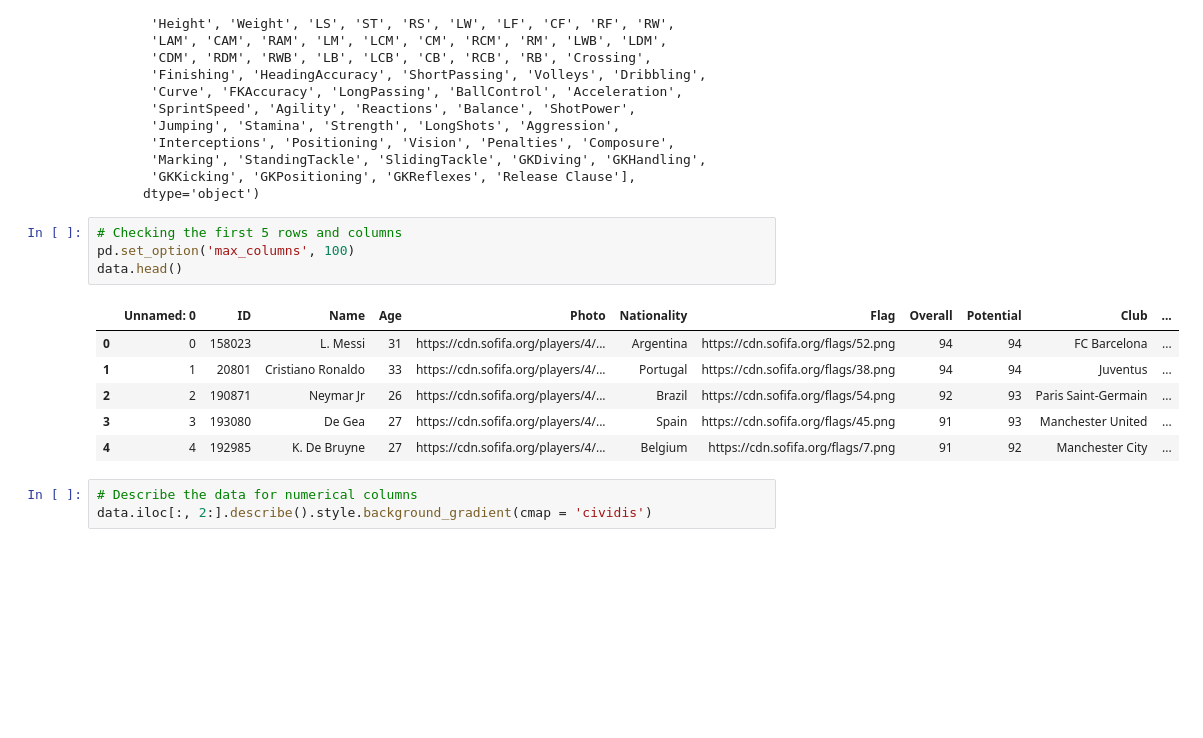
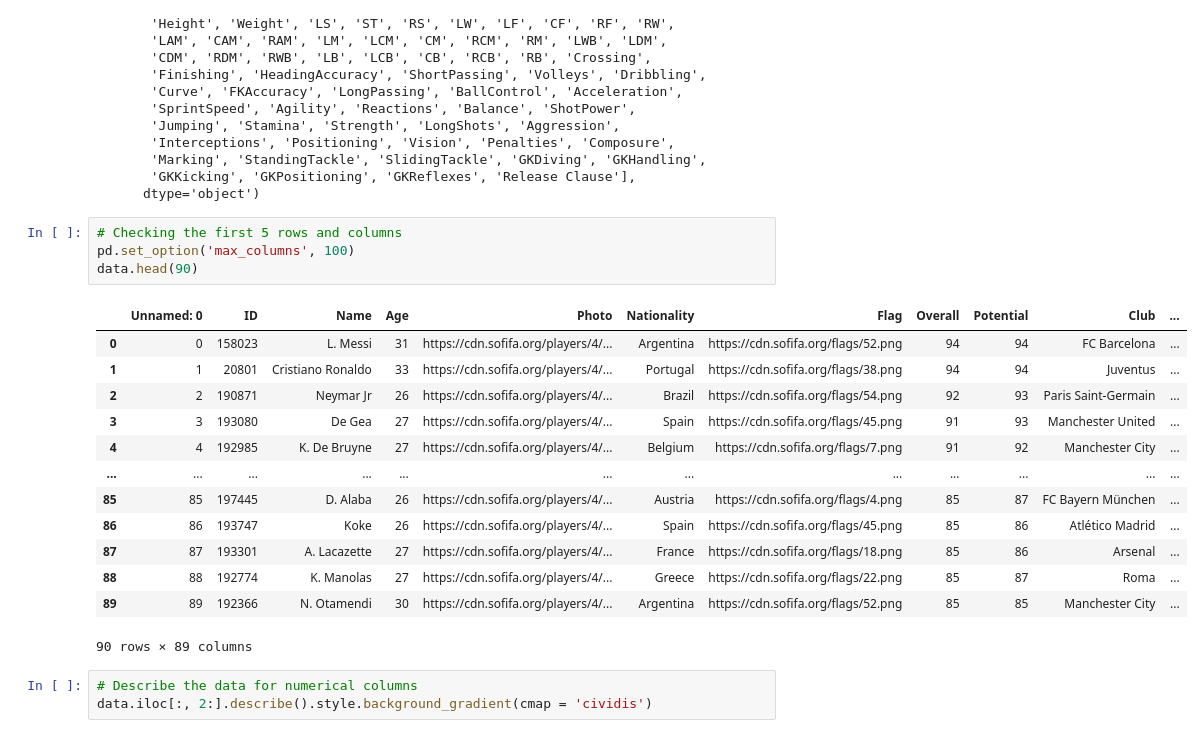
Before and after one commit to i11exx/fifa_2019_analysis, a Jupyter notebook: fifa.ipynb, the cells around one changed output. Saved outputs shown, nothing was run; the diff lists cells and outputs as text; blank space fills up the shorter version.

```diff
--- a/fifa.ipynb
+++ b/fifa.ipynb
@@ -39,14 +39,21 @@ Index(['Unnamed: 0', 'ID', 'Name', 'Age', 'Photo', 'Nationality', 'Flag',
 # %%
 # Checking the first 5 rows and columns
 pd.set_option('max_columns', 100)
-data.head()
+data.head(90)
 # %% [output]
 |  | Unnamed: 0 | ID | Name | Age | Photo | Nationality | Flag | Overall | Potential | Club | ... |
 | 0 | 0 | 158023 | L. Messi | 31 | https://cdn.sofifa.org/players/4/... | Argentina | https://cdn.sofifa.org/flags/52.png | 94 | 94 | FC Barcelona | ... |
 | 1 | 1 | 20801 | Cristiano Ronaldo | 33 | https://cdn.sofifa.org/players/4/... | Portugal | https://cdn.sofifa.org/flags/38.png | 94 | 94 | Juventus | ... |
 | 2 | 2 | 190871 | Neymar Jr | 26 | https://cdn.sofifa.org/players/4/... | Brazil | https://cdn.sofifa.org/flags/54.png | 92 | 93 | Paris Saint-Germain | ... |
 | 3 | 3 | 193080 | De Gea | 27 | https://cdn.sofifa.org/players/4/... | Spain | https://cdn.sofifa.org/flags/45.png | 91 | 93 | Manchester United | ... |
 | 4 | 4 | 192985 | K. De Bruyne | 27 | https://cdn.sofifa.org/players/4/... | Belgium | https://cdn.sofifa.org/flags/7.png | 91 | 92 | Manchester City | ... |
+| ... | ... | ... | ... | ... | ... | ... | ... | ... | ... | ... | ... |
+| 85 | 85 | 197445 | D. Alaba | 26 | https://cdn.sofifa.org/players/4/... | Austria | https://cdn.sofifa.org/flags/4.png | 85 | 87 | FC Bayern München | ... |
+| 86 | 86 | 193747 | Koke | 26 | https://cdn.sofifa.org/players/4/... | Spain | https://cdn.sofifa.org/flags/45.png | 85 | 86 | Atlético Madrid | ... |
+| 87 | 87 | 193301 | A. Lacazette | 27 | https://cdn.sofifa.org/players/4/... | France | https://cdn.sofifa.org/flags/18.png | 85 | 86 | Arsenal | ... |
+| 88 | 88 | 192774 | K. Manolas | 27 | https://cdn.sofifa.org/players/4/... | Greece | https://cdn.sofifa.org/flags/22.png | 85 | 87 | Roma | ... |
+| 89 | 89 | 192366 | N. Otamendi | 30 | https://cdn.sofifa.org/players/4/... | Argentina | https://cdn.sofifa.org/flags/52.png | 85 | 85 | Manchester City | ... |
+90 rows × 89 columns
 # %%
 # Describe the data for numerical columns
 data.iloc[:, 2:].describe().style.background_gradient(cmap = 'cividis')
```
Also changed, not shown: parts of 25 cells of this notebook.
